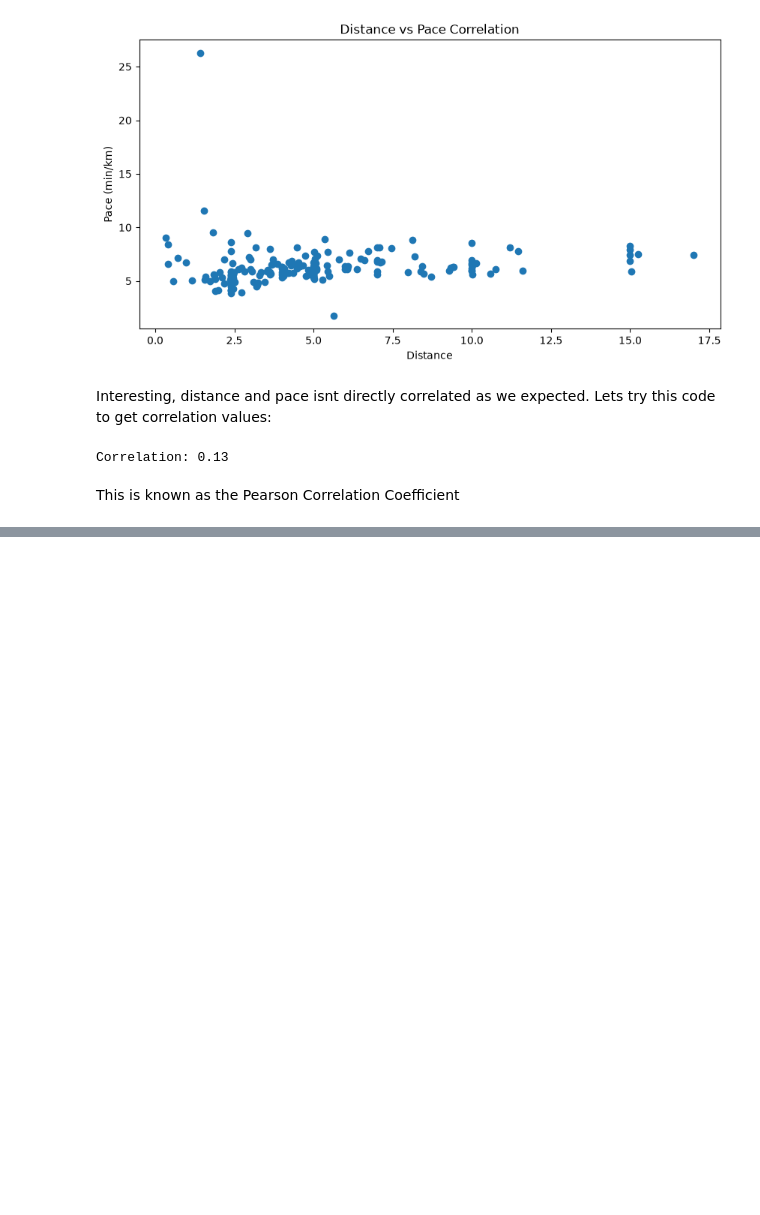
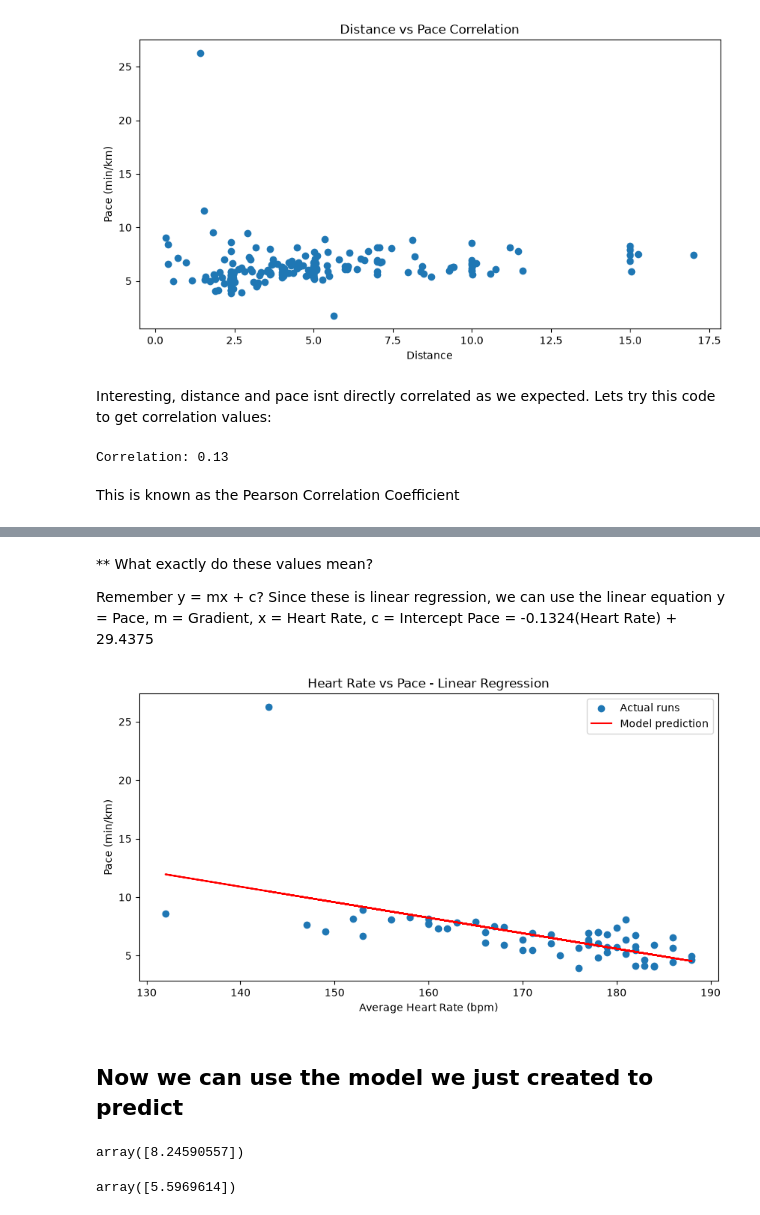
Before and after one commit to junlimcodes/Strava-Data-Science-Project, a Jupyter notebook: strava_analysis.ipynb, the cells around one changed output, grey strips where cells are left out. Cells and saved outputs as stored; diff of their text form; code cells hidden in the pictures; blank space fills up the shorter version.

```diff
--- a/strava_analysis.ipynb
+++ b/strava_analysis.ipynb
@@ -384,0 +426,27 @@ This is known as the Pearson Correlation Coefficient
+# %% [markdown]
+** What exactly do these values mean?
+
+Remember y = mx + c? Since these is linear regression, we can use the linear equation
+y = Pace, m = Gradient, x = Heart Rate, c = Intercept
+Pace = -0.1324(Heart Rate) + 29.4375
+# %%
+plt.figure(figsize=(10,5))
+plt.scatter(model_data["Average Heart Rate"], model_data["Pace (min/km)"], label="Actual runs")
+plt.plot(model_data["Average Heart Rate"], model.predict(X), color="red", label="Model prediction")
+plt.xlabel("Average Heart Rate (bpm)")
+plt.ylabel("Pace (min/km)")
+plt.title("Heart Rate vs Pace - Linear Regression")
+plt.legend()
+plt.show()
+# %% [output]
+[figure, added]
+# %% [markdown]
+## Now we can use the model we just created to predict
+# %%
+model.predict([[160]])
+# %% [output]
+array([8.24590557])
+# %%
+model.predict([[180]])
+# %% [output]
+array([5.5969614])
```
Also changed, not shown: parts of 7 cells of this notebook.
